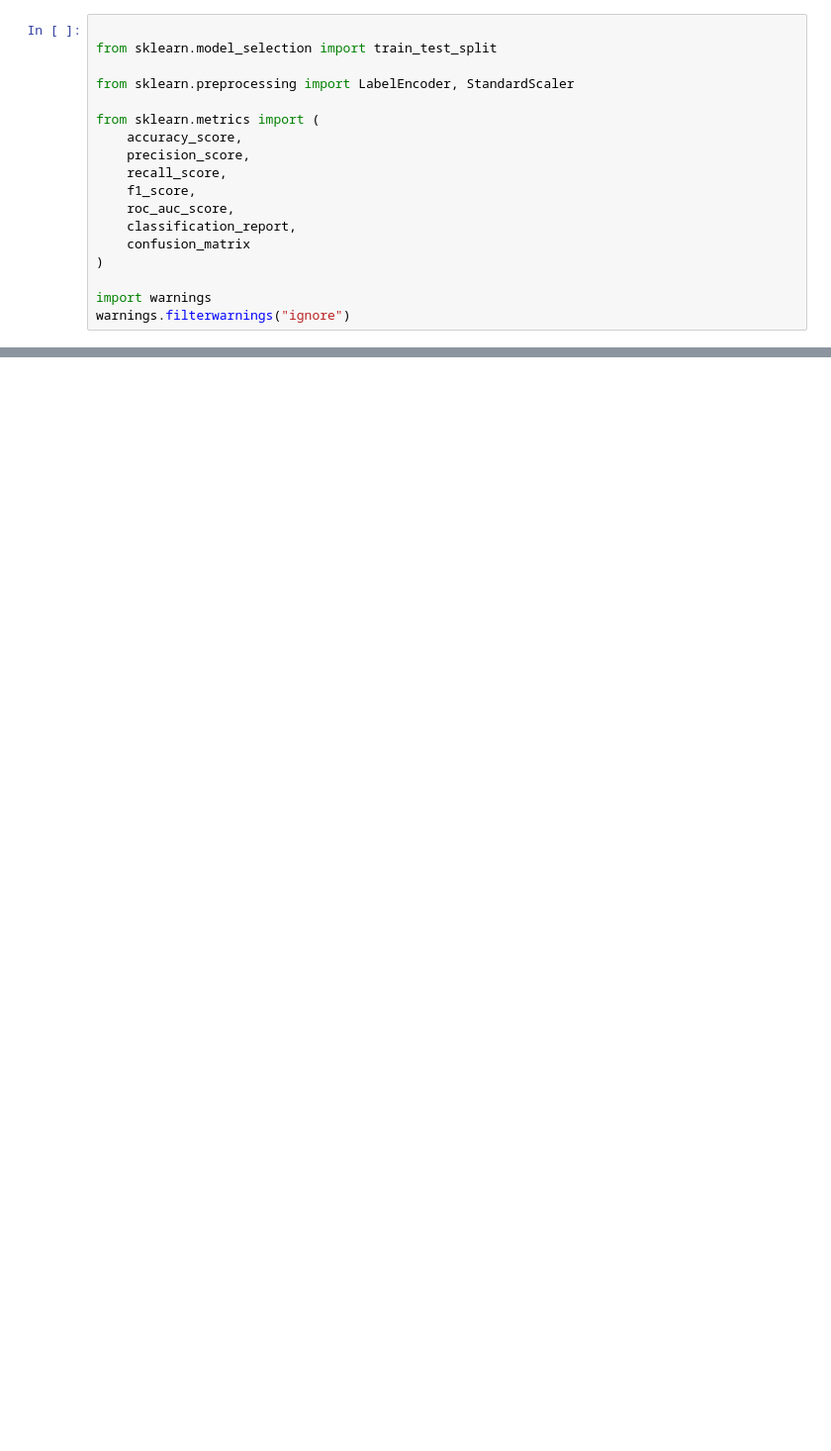
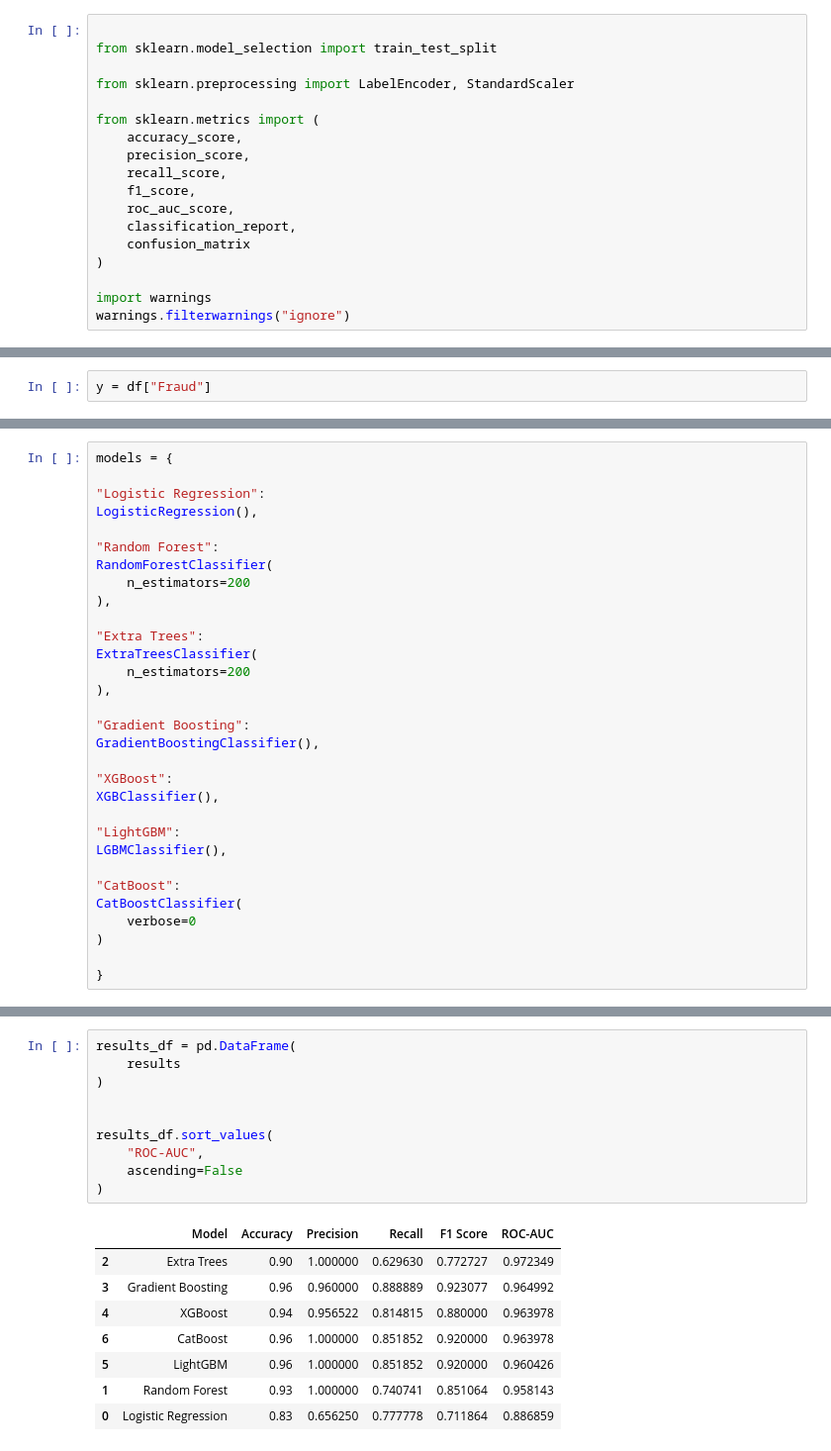
Before and after one commit to ashishpatel3630-art/PRISM_AI_Models, a Jupyter notebook: PRISM_AI/notebooks/08_Fraud.ipynb, the cells around one changed output, grey strips where cells are left out. Shown at 99% size. Saved outputs shown, nothing was run; the diff lists cells and outputs as text; blank space fills up the shorter version.

Commit message:
model done

```diff
--- a/PRISM_AI/notebooks/08_Fraud.ipynb
+++ b/PRISM_AI/notebooks/08_Fraud.ipynb
@@ -50,0 +162,2 @@ dtype: int64
+# %%
+y = df["Fraud"]
@@ -50,0 +211,31 @@ dtype: int64
+# %%
+models = {
+
+"Logistic Regression":
+LogisticRegression(),
+
+"Random Forest":
+RandomForestClassifier(
+    n_estimators=200
+),
+
+"Extra Trees":
+ExtraTreesClassifier(
+    n_estimators=200
+),
+
+"Gradient Boosting":
+GradientBoostingClassifier(),
+
+"XGBoost":
+XGBClassifier(),
+
+"LightGBM":
+LGBMClassifier(),
+
+"CatBoost":
+CatBoostClassifier(
+    verbose=0
+)
+
+}
@@ -50,0 +322,19 @@ dtype: int64
+# %%
+results_df = pd.DataFrame(
+    results
+)
+
+
+results_df.sort_values(
+    "ROC-AUC",
+    ascending=False
+)
+# %% [output]
+|  | Model | Accuracy | Precision | Recall | F1 Score | ROC-AUC |
+| 2 | Extra Trees | 0.90 | 1.000000 | 0.629630 | 0.772727 | 0.972349 |
+| 3 | Gradient Boosting | 0.96 | 0.960000 | 0.888889 | 0.923077 | 0.964992 |
+| 4 | XGBoost | 0.94 | 0.956522 | 0.814815 | 0.880000 | 0.963978 |
+| 6 | CatBoost | 0.96 | 1.000000 | 0.851852 | 0.920000 | 0.963978 |
+| 5 | LightGBM | 0.96 | 1.000000 | 0.851852 | 0.920000 | 0.960426 |
+| 1 | Random Forest | 0.93 | 1.000000 | 0.740741 | 0.851064 | 0.958143 |
+| 0 | Logistic Regression | 0.83 | 0.656250 | 0.777778 | 0.711864 | 0.886859 |
```
Also changed, not shown: parts of 24 cells of this notebook, 15 other files.
